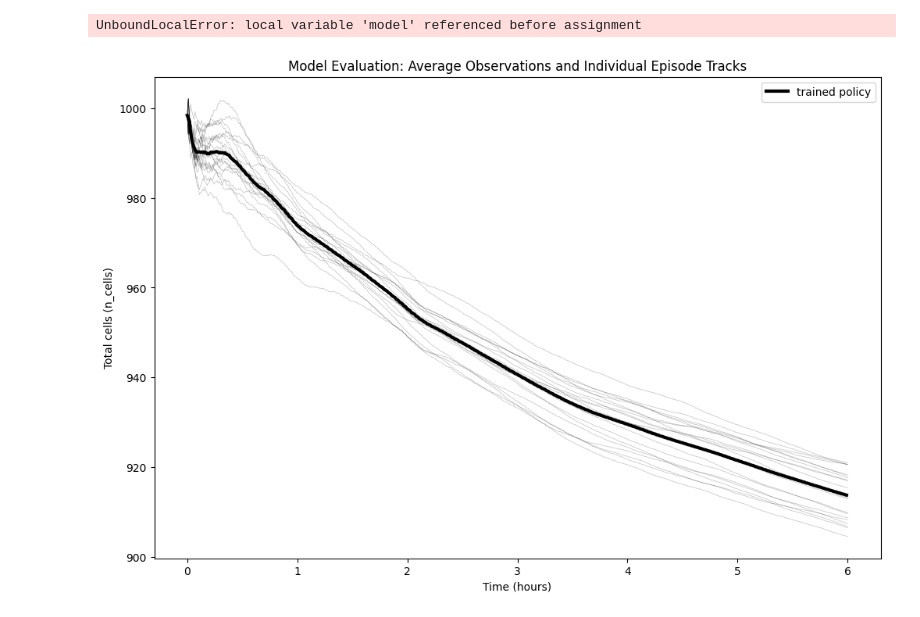
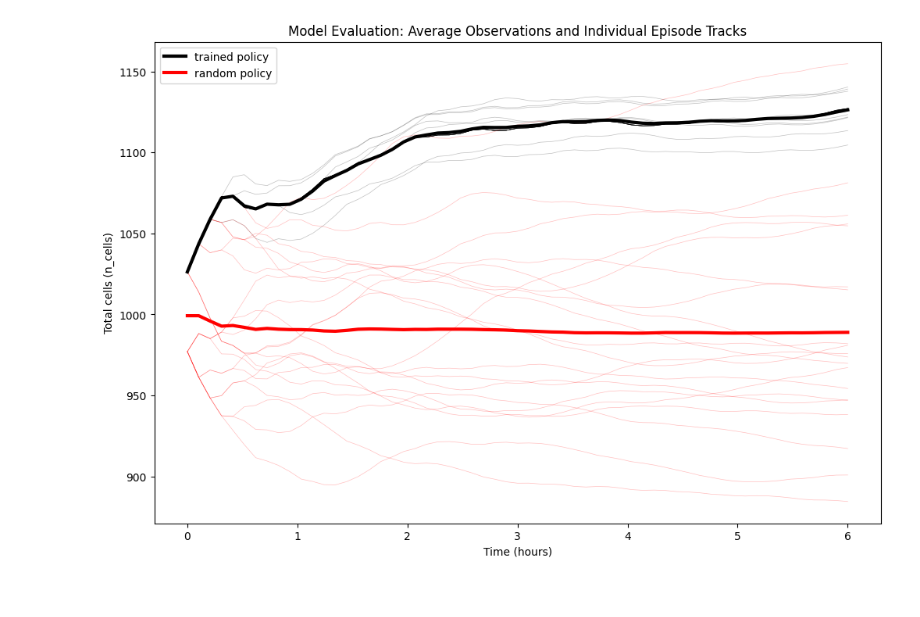
Before and after one commit to JacobHA/RL4Dosing, a Jupyter notebook: rl_eval.ipynb, the cells around one changed output. Drawn from its saved outputs; the diff is of its cells as text; code cells hidden in the pictures.

Commit message:
nicer plotting, smaller h smooth things out

```diff
--- a/rl_eval.ipynb
+++ b/rl_eval.ipynb
@@ -17,19 +16,18 @@ from plot_utils import plot_observations, evaluate_model
 # Example usage:
 
 env_args = {
-    "max_timesteps": 600,
+    "max_timesteps": 60,
     "alpha_mem": 0.7,
-    "dt": 0.01,
-    "frame_stack": 5,
+    "dt": 0.1,
+    "frame_stack": 30,
 }
-model_str = ".sweep-models/decent-sweep-88/best_model.zip"
+model_str = ".sweep-models/stoic-sweep-33/best_model.zip"
+# model_str = ".sweep-models/toasty-sweep-35/best_model.zip"
 eval_env = CellEnv(**env_args)
-avg_obs, all_obs = evaluate_model(env_args, 20, model_str, multiprocess=True)
+all_obs, all_actions = evaluate_model(env_args, 20, model_str, multiprocess=True)
 # %%
-unif_obs, unif_all_obs = evaluate_model(env_args, 6, multiprocess=True)
+unif_obs, unif_actions = evaluate_model(env_args, 20, multiprocess=True)
-# %% [output]
-UnboundLocalError: local variable 'model' referenced before assignment
 # %%
-plot_observations(env_args, avg_obs, all_obs, alpha_val=0.25)#, unif_obs, unif_all_obs)
+plot_observations(env_args, all_obs, unif_obs, alpha_val=0.25)
 # %% [output]
-[figure, old version]
+[figure, new version]
```
Also changed, not shown: parts of 9 cells of this notebook, 3 other files.
